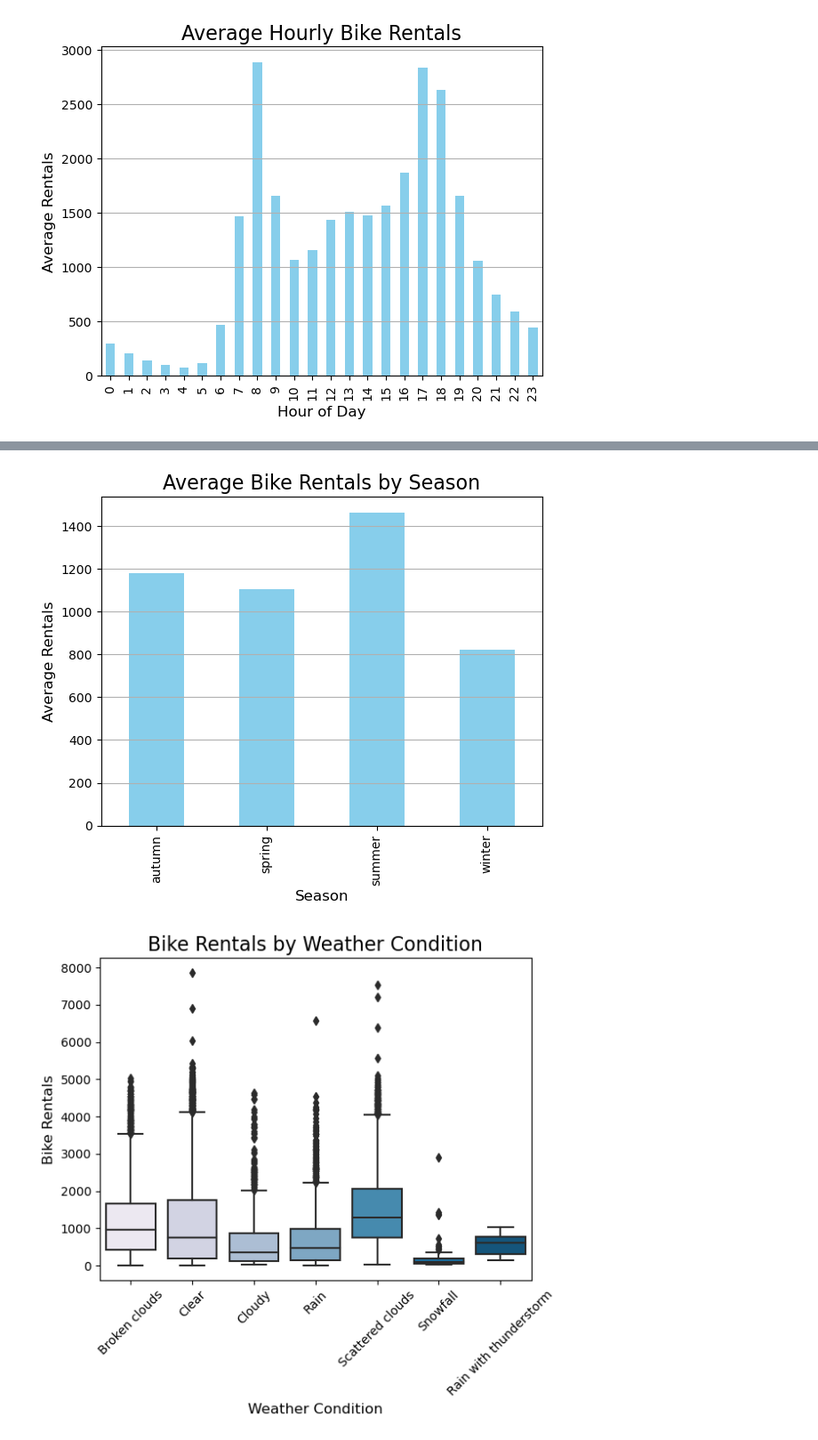
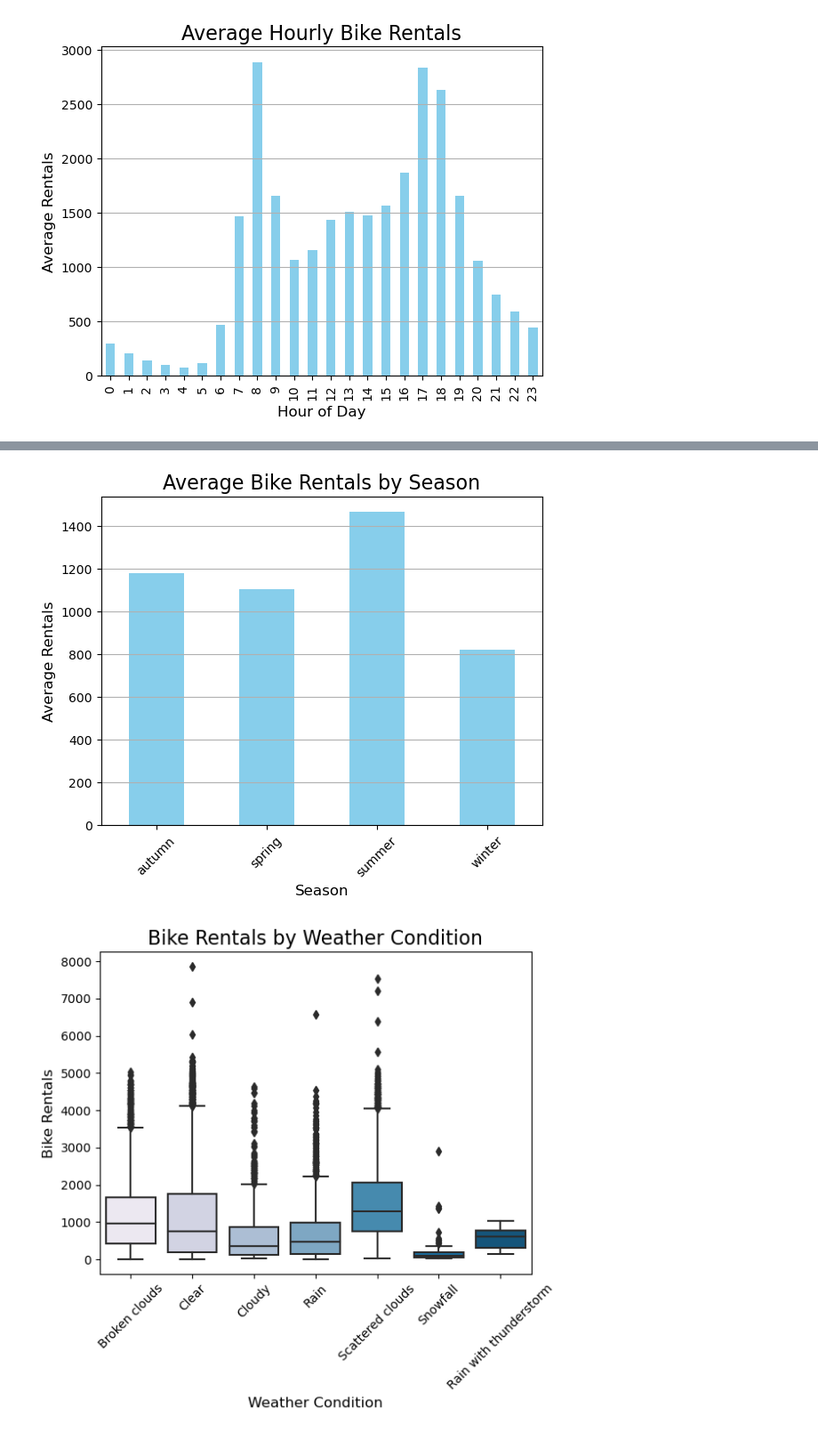
Before and after one commit to adavydov20/Portfolio-Projects, a Jupyter notebook: Bike Sharing Data Preparation & Analysis.ipynb, the cells around one changed output, grey strips where cells are left out. Shown at 89% size. Drawn from its saved outputs; the diff is of its cells as text; code cells hidden in the pictures.

```diff
--- a/Bike Sharing Data Preparation & Analysis.ipynb
+++ b/Bike Sharing Data Preparation & Analysis.ipynb
@@ -183,14 +184,15 @@ plt.show()
 # %%
 #Rentals by Season
 seasonal_rentals = df.groupby('season')['count'].mean()
 seasonal_rentals.plot(kind='bar', color='skyblue')
 plt.title('Average Bike Rentals by Season', fontsize=16)
 plt.xlabel('Season', fontsize=12)
 plt.ylabel('Average Rentals', fontsize=12)
 plt.grid(axis='y')
+plt.xticks(rotation=45)
 plt.show()
 # %% [output]
-[figure, old version]
+[figure, new version]
 # %%
 #Rentals by Weather Condition
 sns.boxplot(data=df, x='weather', y='count', palette='PuBu')
```
Also changed, not shown: parts of 1 cell of this notebook.
